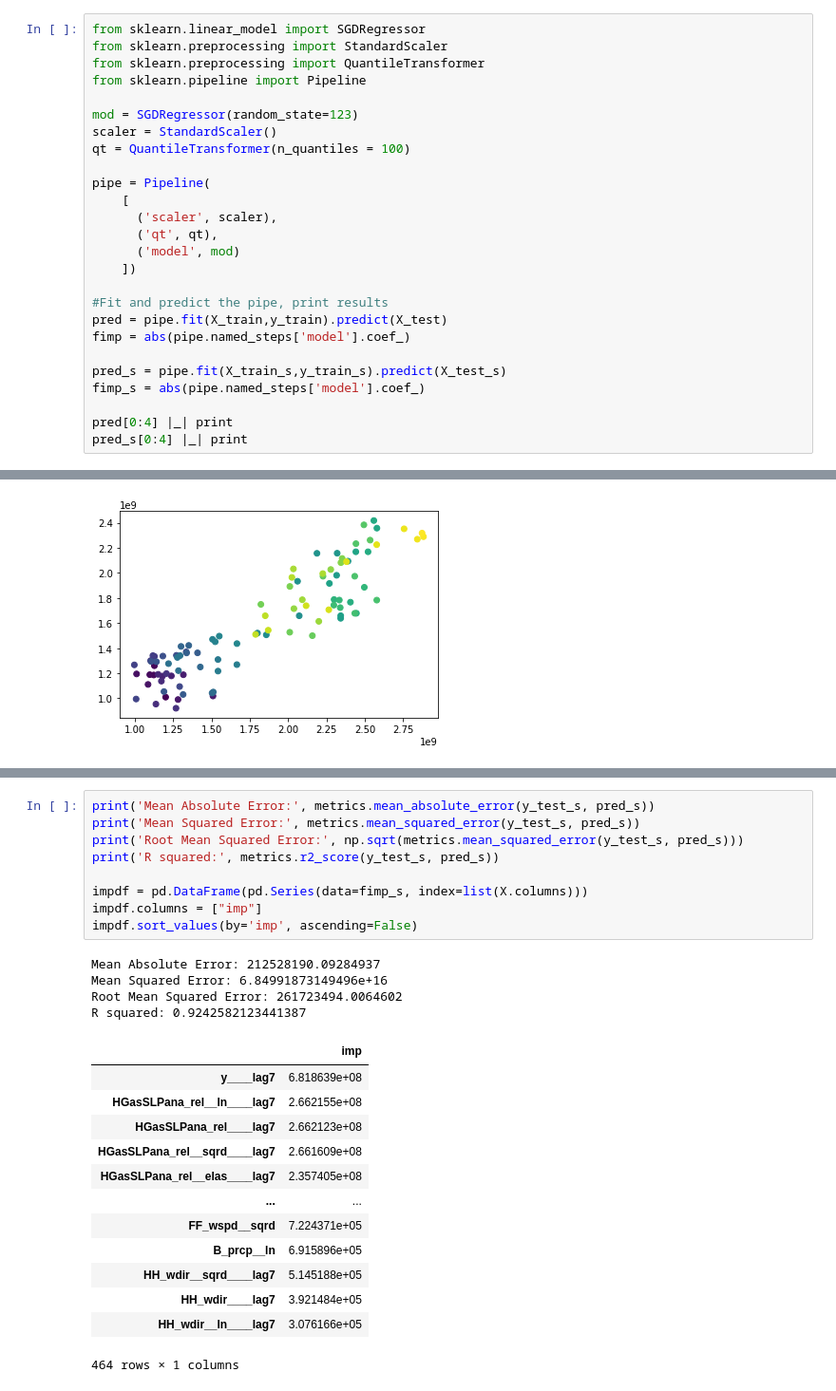
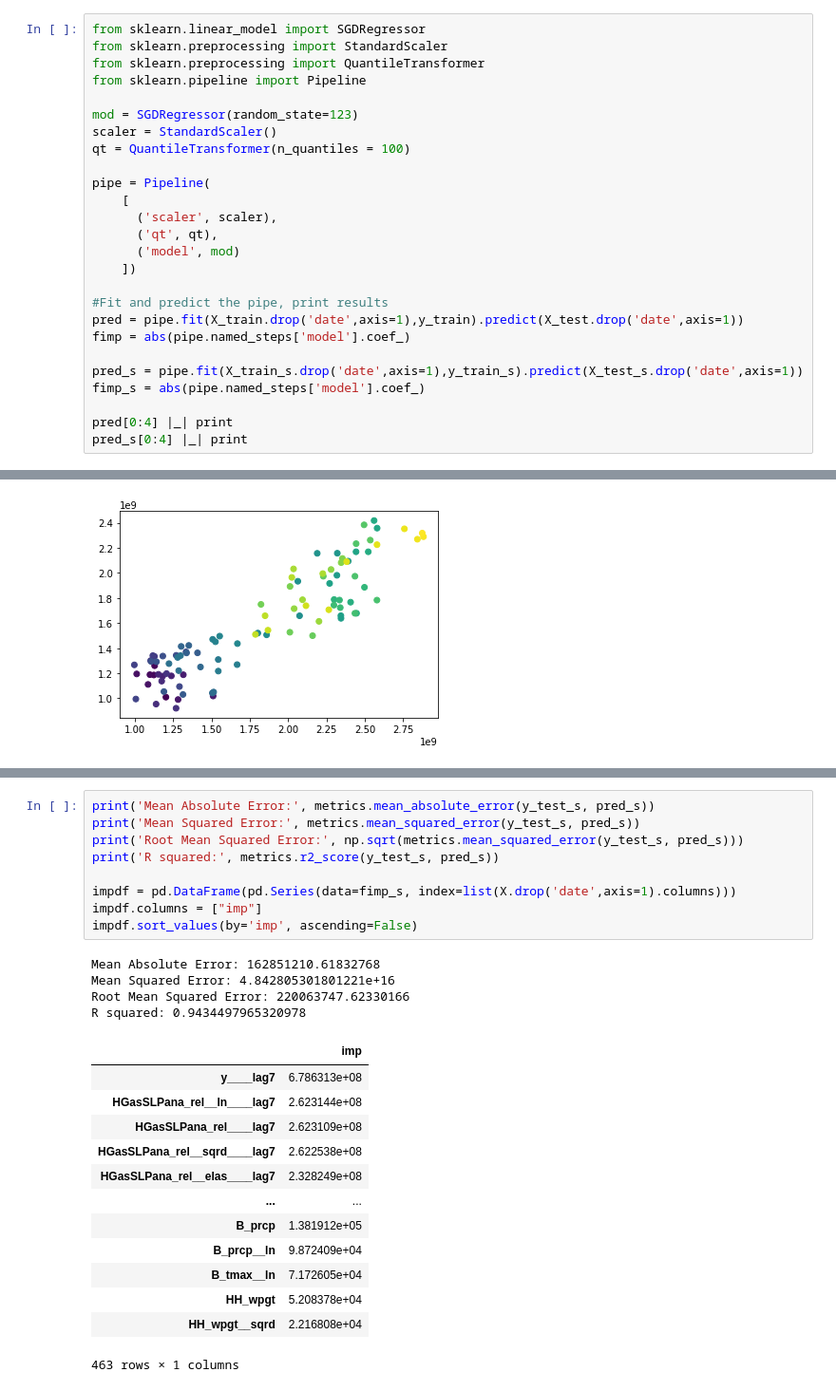
Before and after one commit to jfsalzmann/gasprices, a Jupyter notebook: learning/midterm_ar_simple.ipynb, the cells around one changed output, grey strips where cells are left out. Shown at 95% size. Cells and saved outputs as stored; diff of their text form.

```diff
--- a/learning/midterm_ar_simple.ipynb
+++ b/learning/midterm_ar_simple.ipynb
@@ -74,10 +74,10 @@ pipe = Pipeline(
     ])
 
 #Fit and predict the pipe, print results
-pred = pipe.fit(X_train,y_train).predict(X_test)
+pred = pipe.fit(X_train.drop('date',axis=1),y_train).predict(X_test.drop('date',axis=1))
 fimp = abs(pipe.named_steps['model'].coef_)
 
-pred_s = pipe.fit(X_train_s,y_train_s).predict(X_test_s)
+pred_s = pipe.fit(X_train_s.drop('date',axis=1),y_train_s).predict(X_test_s.drop('date',axis=1))
 fimp_s = abs(pipe.named_steps['model'].coef_)
 
 pred[0:4] |_| print
@@ -137,27 +137,27 @@ plt.scatter(pred_s, y_test_s, c=X_test_s["date"]);
 # %%
 print('Mean Absolute Error:', metrics.mean_absolute_error(y_test_s, pred_s))
 print('Mean Squared Error:', metrics.mean_squared_error(y_test_s, pred_s))
 print('Root Mean Squared Error:', np.sqrt(metrics.mean_squared_error(y_test_s, pred_s)))
 print('R squared:', metrics.r2_score(y_test_s, pred_s))
 
-impdf = pd.DataFrame(pd.Series(data=fimp_s, index=list(X.columns)))
+impdf = pd.DataFrame(pd.Series(data=fimp_s, index=list(X.drop('date',axis=1).columns)))
 impdf.columns = ["imp"]
 impdf.sort_values(by='imp', ascending=False)
 # %% [output]
-Mean Absolute Error: 212528190.09284937
-Mean Squared Error: 6.84991873149496e+16
-Root Mean Squared Error: 261723494.0064602
-R squared: 0.9242582123441387
+Mean Absolute Error: 162851210.61832768
+Mean Squared Error: 4.842805301801221e+16
+Root Mean Squared Error: 220063747.62330166
+R squared: 0.9434497965320978
 |  | imp |
-| y____lag7 | 6.818639e+08 |
-| HGasSLPana_rel__ln____lag7 | 2.662155e+08 |
-| HGasSLPana_rel____lag7 | 2.662123e+08 |
-| HGasSLPana_rel__sqrd____lag7 | 2.661609e+08 |
-| HGasSLPana_rel__elas____lag7 | 2.357405e+08 |
+| y____lag7 | 6.786313e+08 |
+| HGasSLPana_rel__ln____lag7 | 2.623144e+08 |
+| HGasSLPana_rel____lag7 | 2.623109e+08 |
+| HGasSLPana_rel__sqrd____lag7 | 2.622538e+08 |
+| HGasSLPana_rel__elas____lag7 | 2.328249e+08 |
 | ... | ... |
-| FF_wspd__sqrd | 7.224371e+05 |
-| B_prcp__ln | 6.915896e+05 |
-| HH_wdir__sqrd____lag7 | 5.145188e+05 |
-| HH_wdir____lag7 | 3.921484e+05 |
-| HH_wdir__ln____lag7 | 3.076166e+05 |
+| B_prcp | 1.381912e+05 |
+| B_prcp__ln | 9.872409e+04 |
+| B_tmax__ln | 7.172605e+04 |
+| HH_wpgt | 5.208378e+04 |
+| HH_wpgt__sqrd | 2.216808e+04 |
-464 rows × 1 columns
+463 rows × 1 columns
```
Also changed, not shown: parts of 3 cells of this notebook.
